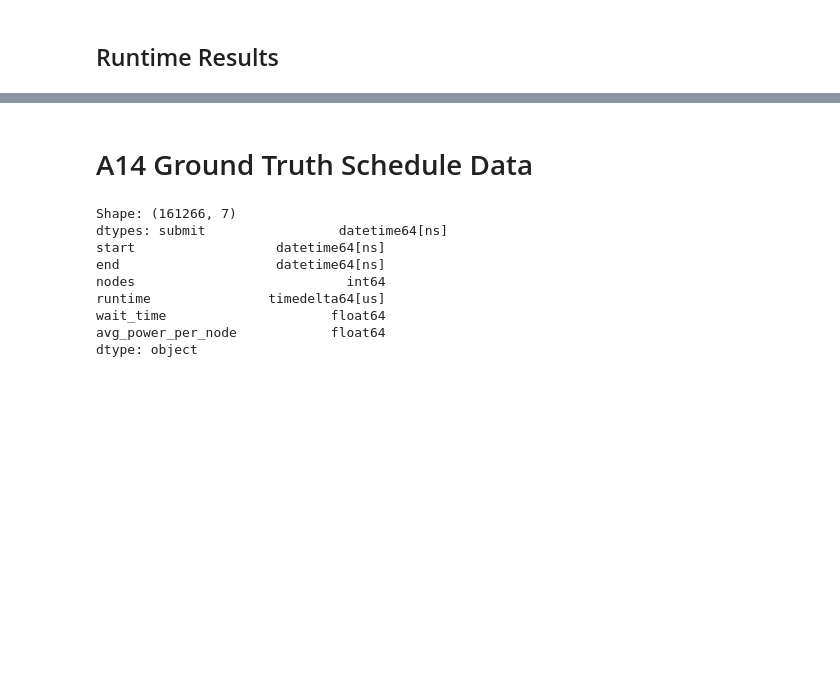
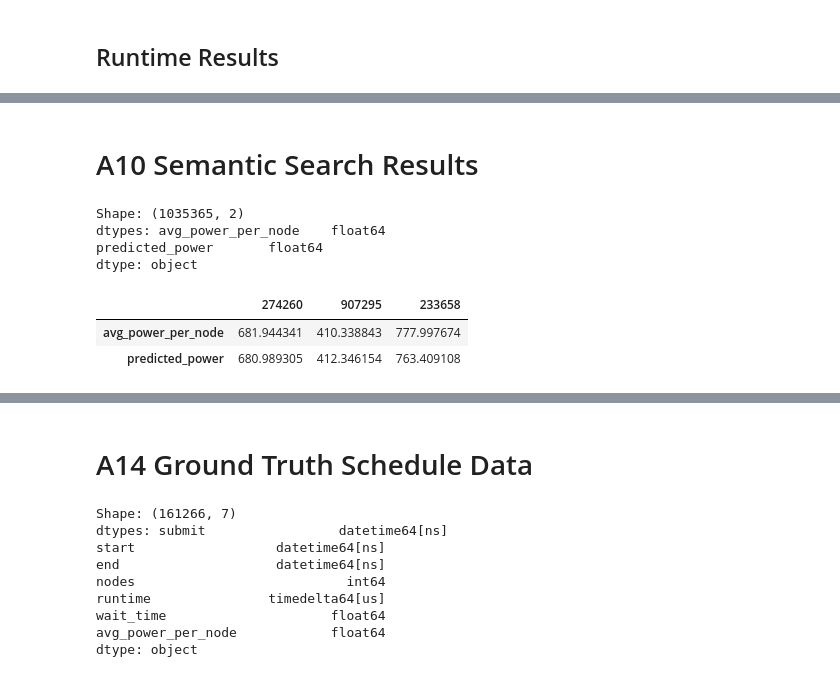
Before and after one commit to NREL/raddit, a Jupyter notebook: notebooks/validate_datasets.ipynb, the cells around one changed output, grey strips where cells are left out. Saved outputs shown, nothing was run; the diff lists cells and outputs as text; code cells hidden in the pictures; blank space fills up the shorter version.

```diff
--- a/notebooks/validate_datasets.ipynb
+++ b/notebooks/validate_datasets.ipynb
@@ -84,0 +106,12 @@ a4_power_df.sample(3).T
+# %% [markdown]
+# A10 Semantic Search Results
+# %%
+a10_power_df = load_and_describe_data('../data/semantic_search_power_results.parquet')
+# %% [output]
+Shape: (1035365, 2)
+dtypes: avg_power_per_node    float64
+predicted_power       float64
+dtype: object
+|  | 274260 | 907295 | 233658 |
+| avg_power_per_node | 681.944341 | 410.338843 | 777.997674 |
+| predicted_power | 680.989305 | 412.346154 | 763.409108 |
```
Also changed, not shown: parts of 8 cells of this notebook, 1 other file.
